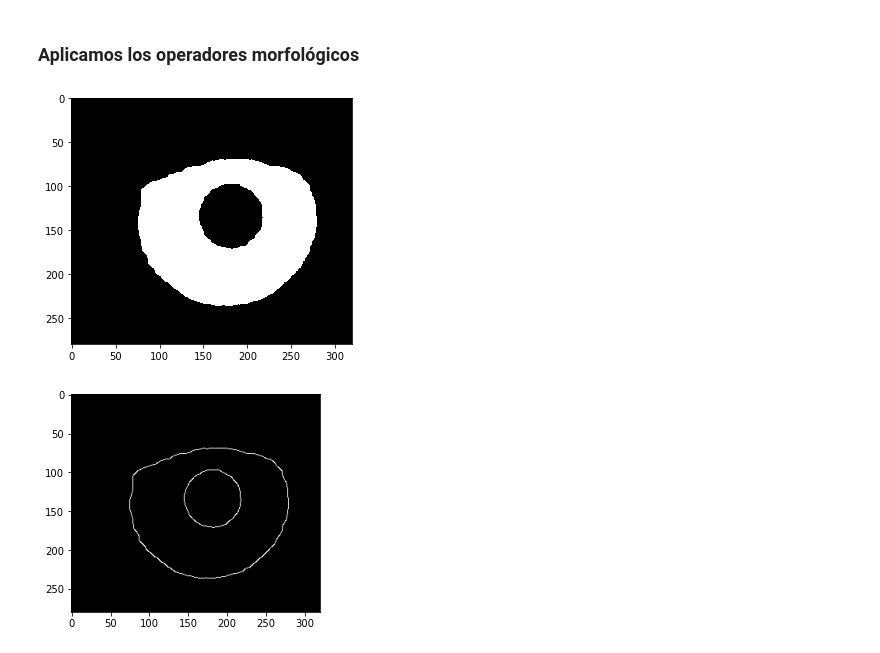
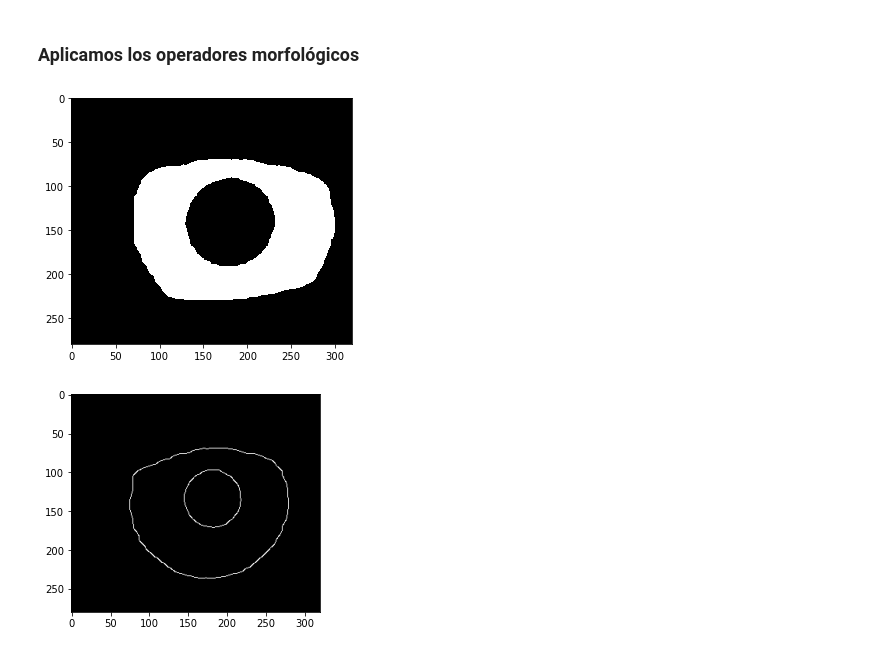
Before and after one commit to dbo1001/UBU-TFG-iris_classifier, a Jupyter notebook: notebooks/#6 Funciones-bis.ipynb, the cells around one changed output. Saved outputs shown, nothing was run; the diff lists cells and outputs as text; code cells hidden in the pictures.

```diff
--- a/notebooks/#6 Funciones-bis.ipynb
+++ b/notebooks/#6 Funciones-bis.ipynb
@@ -153,9 +167,9 @@ def morph_operator(images):
     return enhanced
 # %%
 enhanced_outputs = morph_operator(unet_outputs)
-imshow(enhanced_outputs[0]);
+imshow(enhanced_outputs[7]);
 # %% [output]
-[figure, old version]
+[figure, new version]
 # %%
 def canny_edges(images):
     canny_edges = []
```
Also changed, not shown: parts of 8 cells of this notebook, 1 other file.
